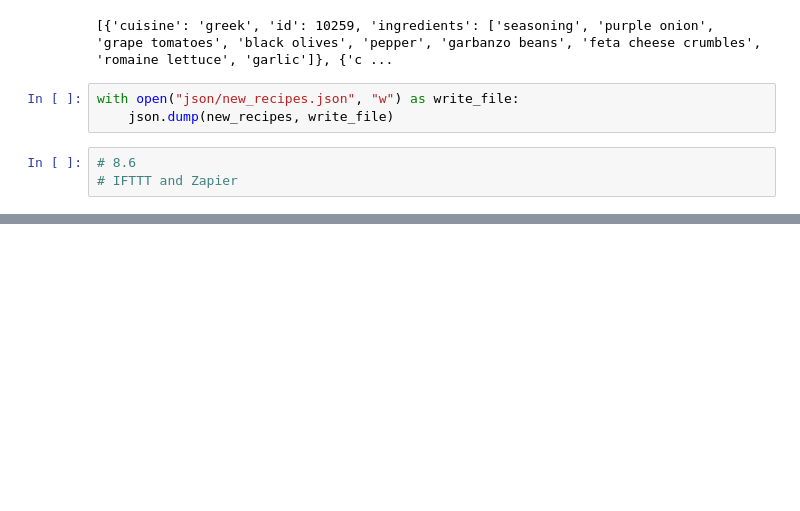
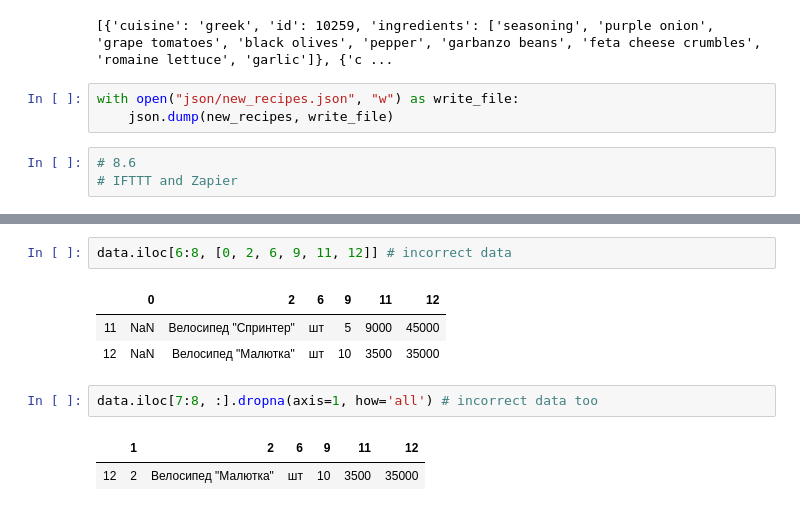
Before and after one commit to islonik/ds, a Jupyter notebook: notebooks/b8.ipynb, the cells around one changed output, grey strips where cells are left out. Saved outputs shown, nothing was run; the diff lists cells and outputs as text; blank space fills up the shorter version.

```diff
--- a/notebooks/b8.ipynb
+++ b/notebooks/b8.ipynb
@@ -254,0 +371,11 @@ with open("json/new_recipes.json", "w") as write_file:
+# %%
+data.iloc[6:8, [0, 2, 6, 9, 11, 12]] # incorrect data
+# %% [output]
+|  | 0 | 2 | 6 | 9 | 11 | 12 |
+| 11 | NaN | Велосипед "Спринтер" | шт | 5 | 9000 | 45000 |
+| 12 | NaN | Велосипед "Малютка" | шт | 10 | 3500 | 35000 |
+# %%
+data.iloc[7:8, :].dropna(axis=1, how='all') # incorrect data too
+# %% [output]
+|  | 1 | 2 | 6 | 9 | 11 | 12 |
+| 12 | 2 | Велосипед "Малютка" | шт | 10 | 3500 | 35000 |
```
Also changed, not shown: parts of 20 cells of this notebook, 3 other files.
